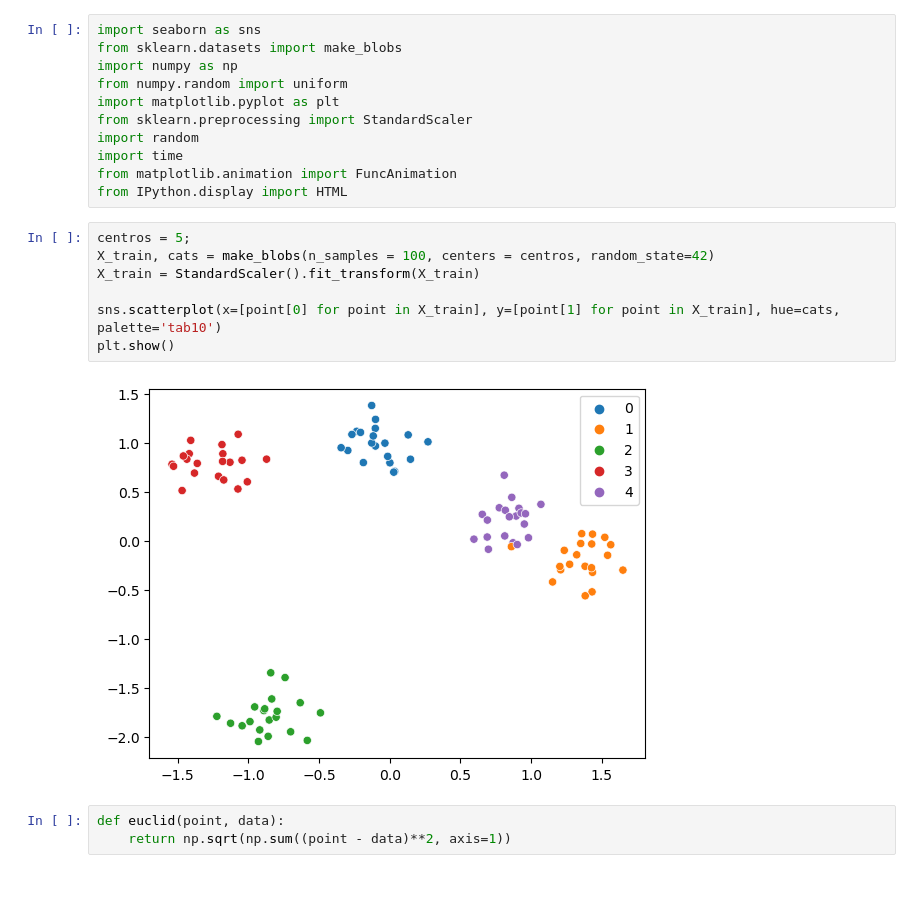
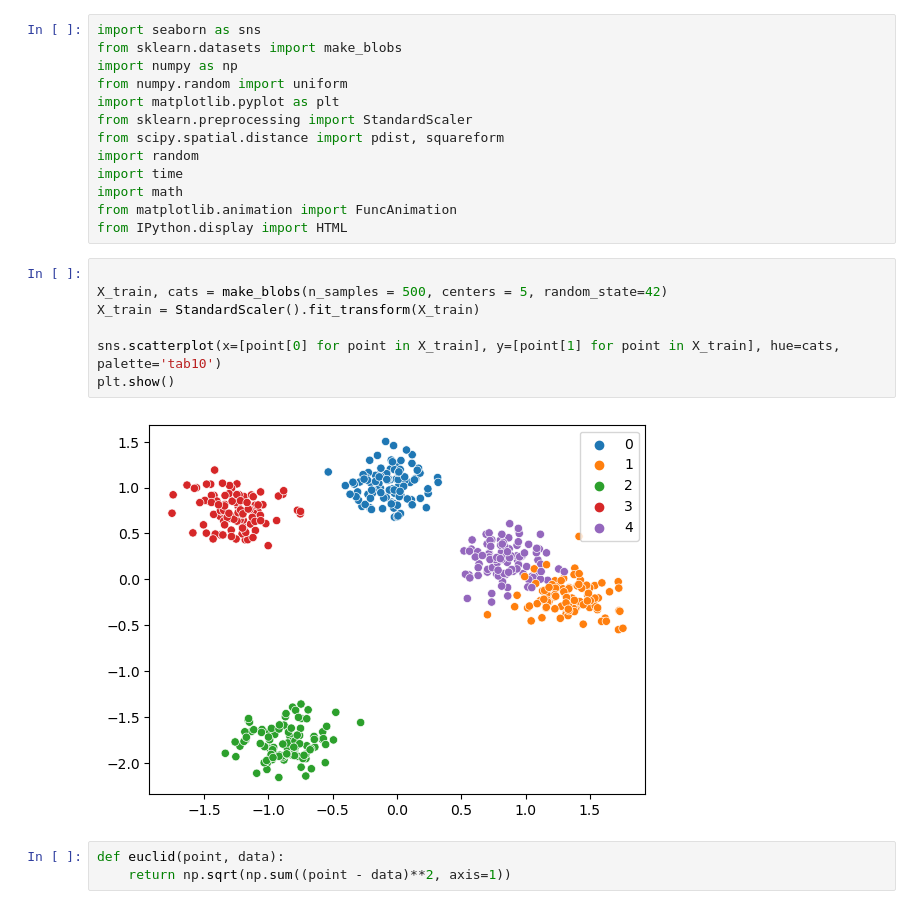
Before and after one commit to Petroncini/DATAlearning, a Jupyter notebook: kmeans/KMeans.ipynb, the cells around one changed output. Saved outputs shown, nothing was run; the diff lists cells and outputs as text.

```diff
--- a/kmeans/KMeans.ipynb
+++ b/kmeans/KMeans.ipynb
@@ -5,19 +5,21 @@ import numpy as np
 from numpy.random import uniform
 import matplotlib.pyplot as plt
 from sklearn.preprocessing import StandardScaler
+from scipy.spatial.distance import pdist, squareform
 import random
 import time
+import math
 from matplotlib.animation import FuncAnimation
 from IPython.display import HTML
 # %%
-centros = 5;
-X_train, cats = make_blobs(n_samples = 100, centers = centros, random_state=42)
+
+X_train, cats = make_blobs(n_samples = 500, centers = 5, random_state=42)
 X_train = StandardScaler().fit_transform(X_train)
 
 sns.scatterplot(x=[point[0] for point in X_train], y=[point[1] for point in X_train], hue=cats, palette='tab10')
 plt.show()
 # %% [output]
-[figure, old version]
+[figure, new version]
 # %%
 def euclid(point, data):
     return np.sqrt(np.sum((point - data)**2, axis=1))
```
Also changed, not shown: parts of 6 cells of this notebook.
